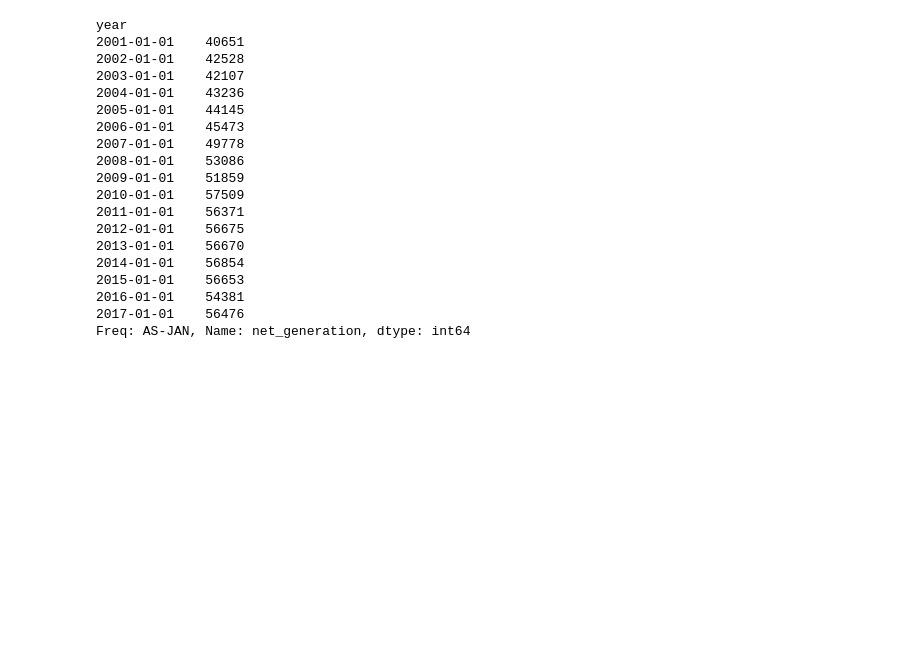
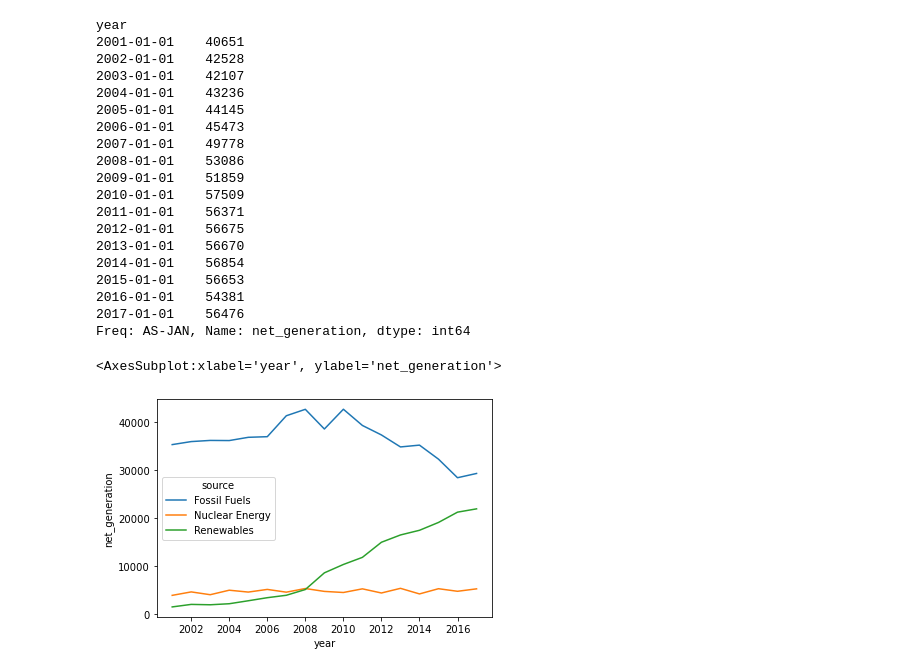
Before and after one commit to PGuajardo/time-series-exercises, a Jupyter notebook: work_time_series_exercises.ipynb, the cells around one changed output. Cells and saved outputs as stored; diff of their text form; code cells hidden in the pictures; blank space fills up the shorter version.

```diff
--- a/work_time_series_exercises.ipynb
+++ b/work_time_series_exercises.ipynb
@@ -666,3 +667,20 @@ year
 2016-01-01    54381
 2017-01-01    56476
 Freq: AS-JAN, Name: net_generation, dtype: int64
+# %%
+# map the resampled data above (total by year) to the original df
+
+df_iowa['year_total'] = df_iowa.index.map(df_iowa.net_generation.resample('YS').sum())
+# %%
+# For each row, calculate the percentage of the year's total that energy source provided.
+
+df_iowa['percentage'] = df_iowa.net_generation/df_iowa.year_total
+# %%
+df1 = df_iowa.reset_index()
+# %%
+# Lineplot of generation over time, color by source:
+
+sns.lineplot(data = df1, x = 'year', y = 'net_generation', hue = 'source')
+# %% [output]
+<AxesSubplot:xlabel='year', ylabel='net_generation'>
+[figure, added]
```
Also changed, not shown: parts of 7 cells of this notebook, 2 other files.
